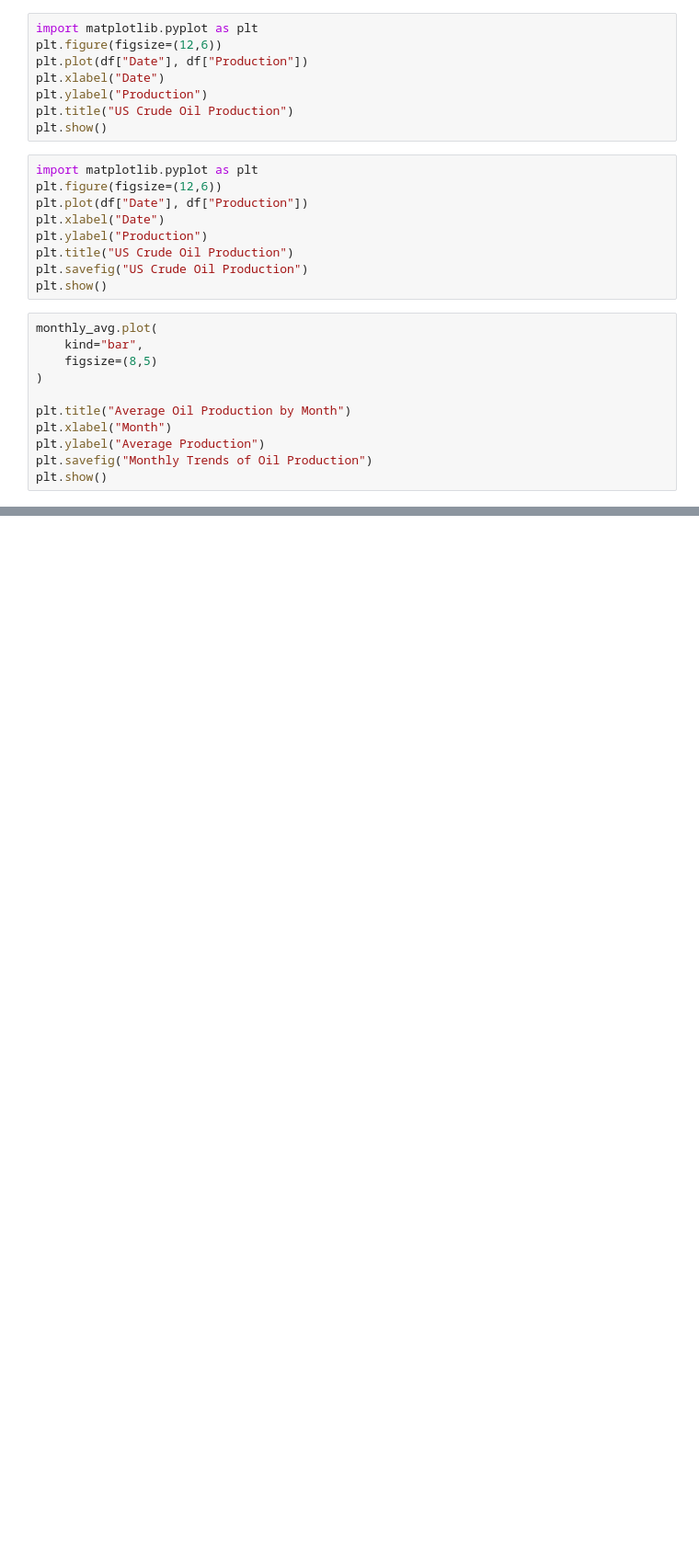
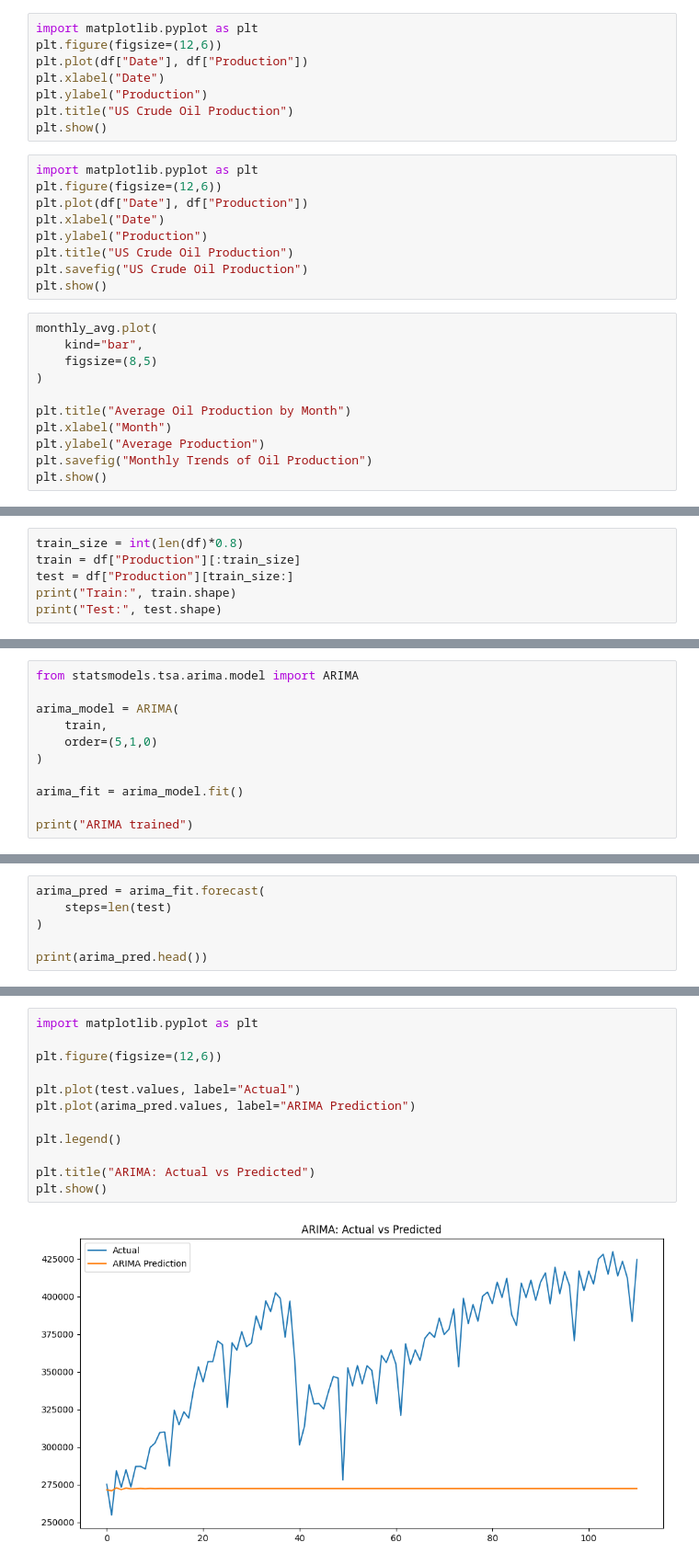
Before and after one commit to khushisingh1935-pixel/Crude-oil-availability, a Jupyter notebook: oil-forecasting.ipynb, the cells around one changed output, grey strips where cells are left out. Shown at 92% size. Cells and saved outputs as stored; diff of their text form; blank space fills up the shorter version.

```diff
--- a/oil-forecasting.ipynb
+++ b/oil-forecasting.ipynb
@@ -1664,0 +1686,6 @@ plt.show()
+# %%
+train_size = int(len(df)*0.8)
+train = df["Production"][:train_size]
+test = df["Production"][train_size:]
+print("Train:", train.shape)
+print("Test:", test.shape)
@@ -1664,0 +1695,11 @@ plt.show()
+# %%
+from statsmodels.tsa.arima.model import ARIMA
+
+arima_model = ARIMA(
+    train,
+    order=(5,1,0)
+)
+
+arima_fit = arima_model.fit()
+
+print("ARIMA trained")
@@ -1664,0 +1715,6 @@ plt.show()
+# %%
+arima_pred = arima_fit.forecast(
+    steps=len(test)
+)
+
+print(arima_pred.head())
@@ -1664,0 +1757,14 @@ plt.show()
+# %%
+import matplotlib.pyplot as plt
+
+plt.figure(figsize=(12,6))
+
+plt.plot(test.values, label="Actual")
+plt.plot(arima_pred.values, label="ARIMA Prediction")
+
+plt.legend()
+
+plt.title("ARIMA: Actual vs Predicted")
+plt.show()
+# %% [output]
+[figure, added]
```
Also changed, not shown: parts of 108 cells of this notebook, 1 other file.
